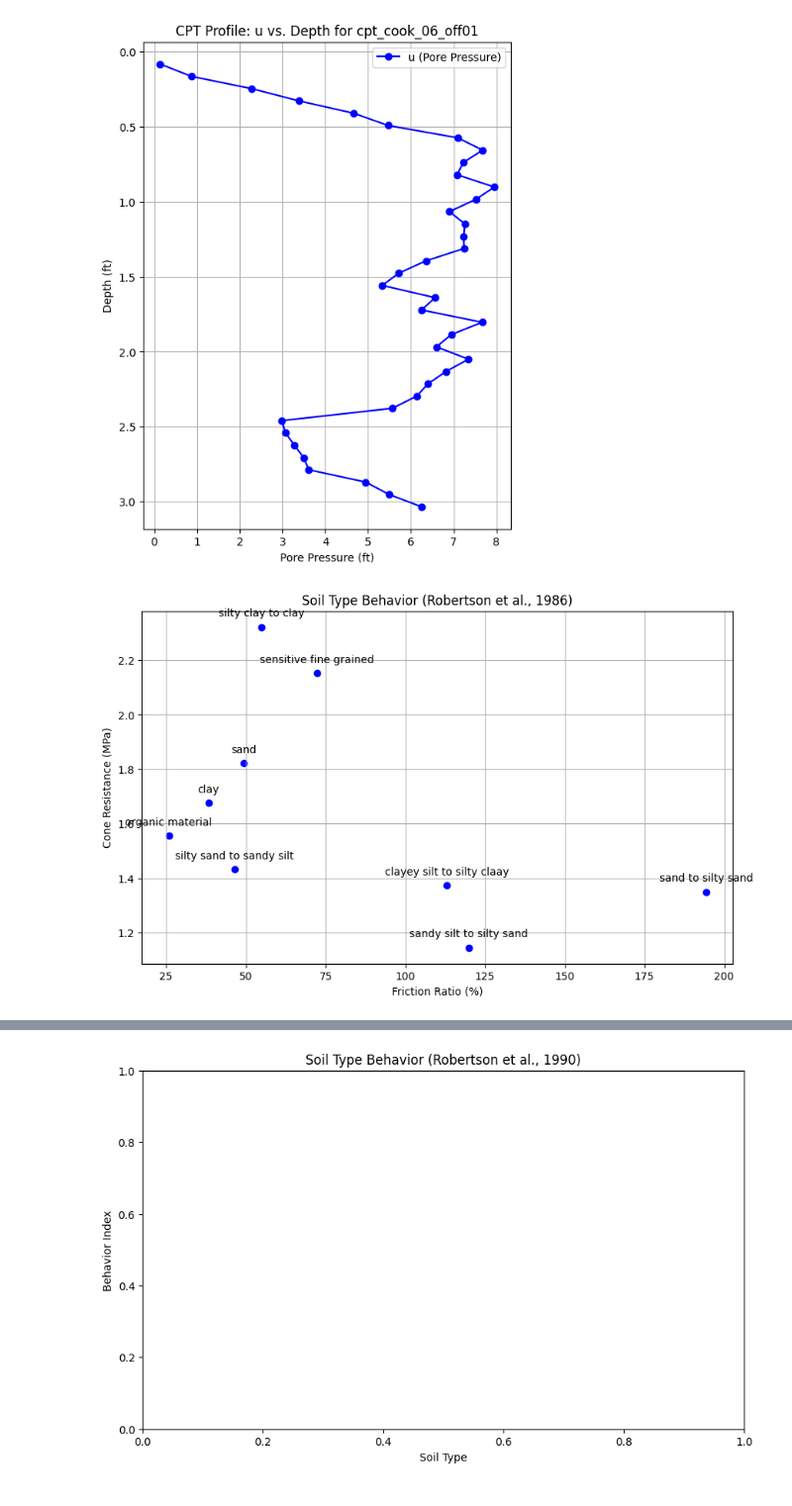
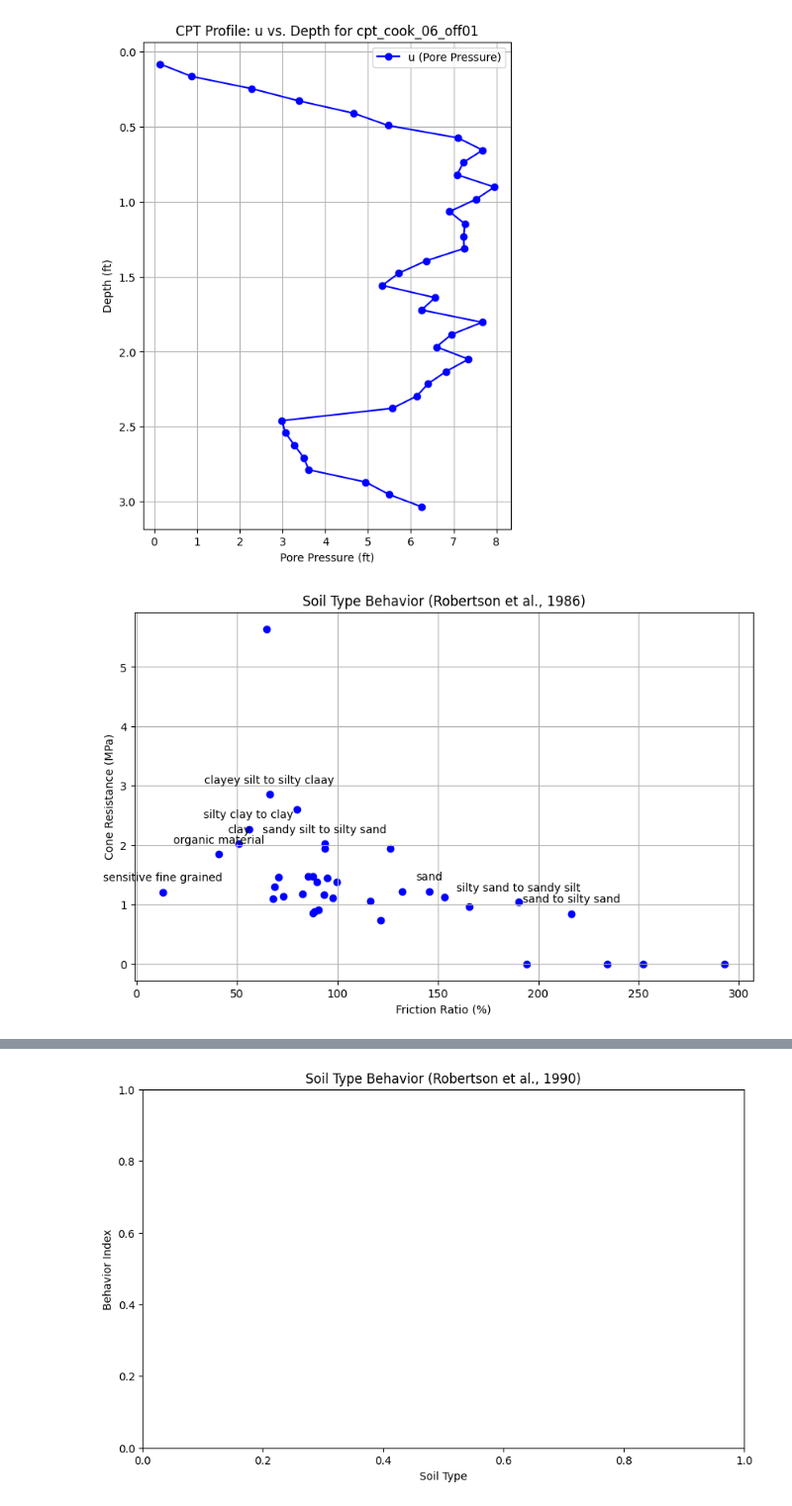
Before and after one commit to iGeology-Illinois/geol-581-module-3-principles-of-uncertainty-chapter-4-seanb7, a Jupyter notebook: Python Lab 4.ipynb, the cells around one changed output, grey strips where cells are left out. Shown at 99% size. Cells and saved outputs as stored; diff of their text form; code cells hidden in the pictures.

```diff
--- a/Python Lab 4.ipynb
+++ b/Python Lab 4.ipynb
@@ -556,33 +556,33 @@ for i, df in enumerate(dataframes):
 # %%
 ## Soil type Behavior using Robertson et al 1986
 import matplotlib.pyplot as plt
 import numpy as np
 
 # Sample data based on Robertson et al. (1986) soil type behavior
 soil_types = ["sensitive fine grained", "organic material", "clay", "silty clay to clay", "clayey silt to silty claay", "sandy silt to silty sand", "silty sand to sandy silt", "sand to silty sand", "sand"]
-cone_resistance = [72.2228536, 25.816186, 38.237754, 54.862393, 113.009432, 119.858974, 46.442872, 194.406269, 49.351619]  # Example values for cone resistance (MPa)
-friction_ratio = [2.152365, 1.556297, 1.675715, 2.321434, 1.373041, 1.145081, 1.432451, 1.349542, 1.821534]  # Example values for friction ratio (%)
+cone_resistance = df['qc_tsf']  # Example values for cone resistance (MPa)
+friction_ratio = df['Rf_pct']  # Example values for friction ratio (%)
 
 # Create a scatter plot
 plt.figure(figsize=(10, 6))
 plt.scatter(cone_resistance, friction_ratio, color='b', marker='o')
 
 # Annotate points with soil types
 for i, soil in enumerate(soil_types):
     plt.annotate(soil, (cone_resistance[i], friction_ratio[i]), textcoords="offset points", xytext=(0,10), ha='center')
 
 # Set plot labels and title
 plt.xlabel('Friction Ratio (%)')
 plt.ylabel('Cone Resistance (MPa)')
 plt.title('Soil Type Behavior (Robertson et al., 1986)')
 
 # Show grid
 plt.grid(True)
 
 # Show plot
 plt.show()
 # %% [output]
-[figure, old version]
+[figure, new version]
 # %%
 # Graphing Pore Pressure using Robertson et al 1986
 import matplotlib.pyplot as plt
```
Also changed, not shown: parts of 3 cells of this notebook.
